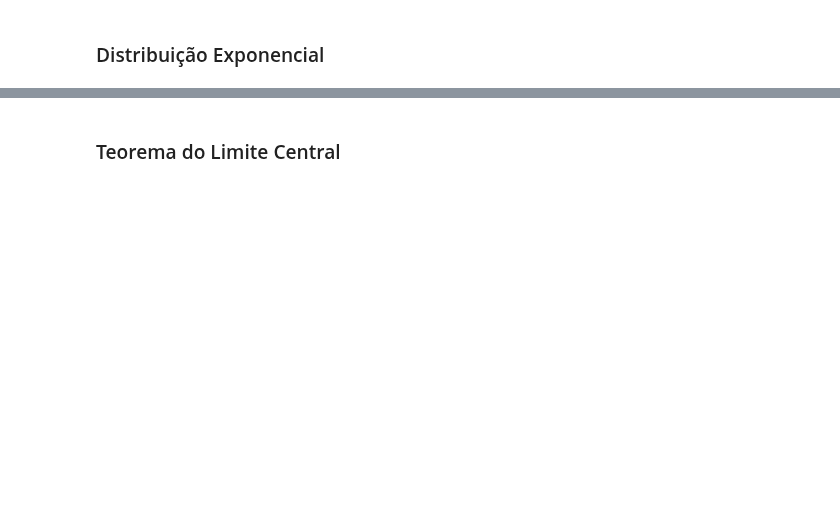
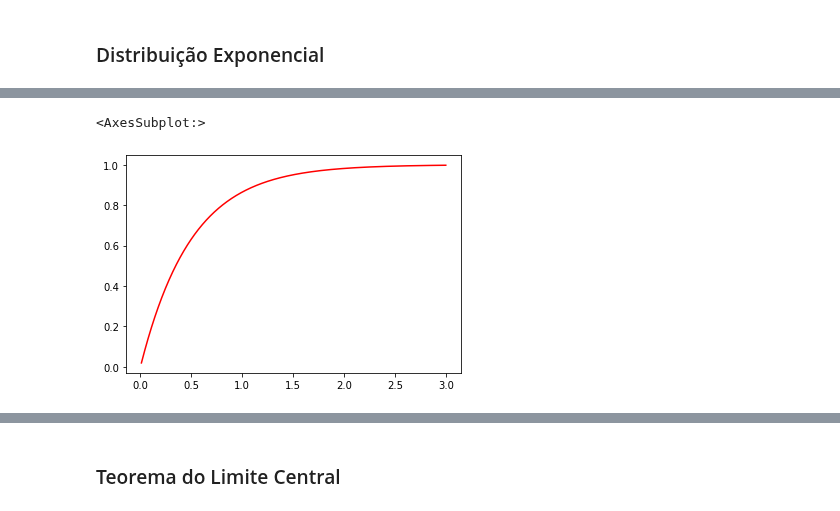
Before and after one commit to pedroteche-ih/64_PT_NOV202111, a Jupyter notebook: aulas/64 DA PT NOV-2021 Aula 20220310 Probabilidade.ipynb, the cells around one changed output, grey strips where cells are left out. Saved outputs shown, nothing was run; the diff lists cells and outputs as text; code cells hidden in the pictures; blank space fills up the shorter version.

```diff
--- a/aulas/64 DA PT NOV-2021 Aula 20220310 Probabilidade.ipynb
+++ b/aulas/64 DA PT NOV-2021 Aula 20220310 Probabilidade.ipynb
@@ -198,7 +327,10 @@ sns.lineplot(x = x, y = y, color='red')
 # %%
-x = np.linspace(0.01, 10, 1000)
+x = np.linspace(0.01, 3, 1000)
 y = dist_exp.cdf(x)
 sns.lineplot(x = x, y = y, color='red')
+# %% [output]
+<AxesSubplot:>
+[figure, added]
 # %%
 amostra_exp = dist_exp.rvs(size=100)
 tb_expon = pd.DataFrame({'t' : amostra_exp})
```
Also changed, not shown: parts of 72 cells of this notebook.
